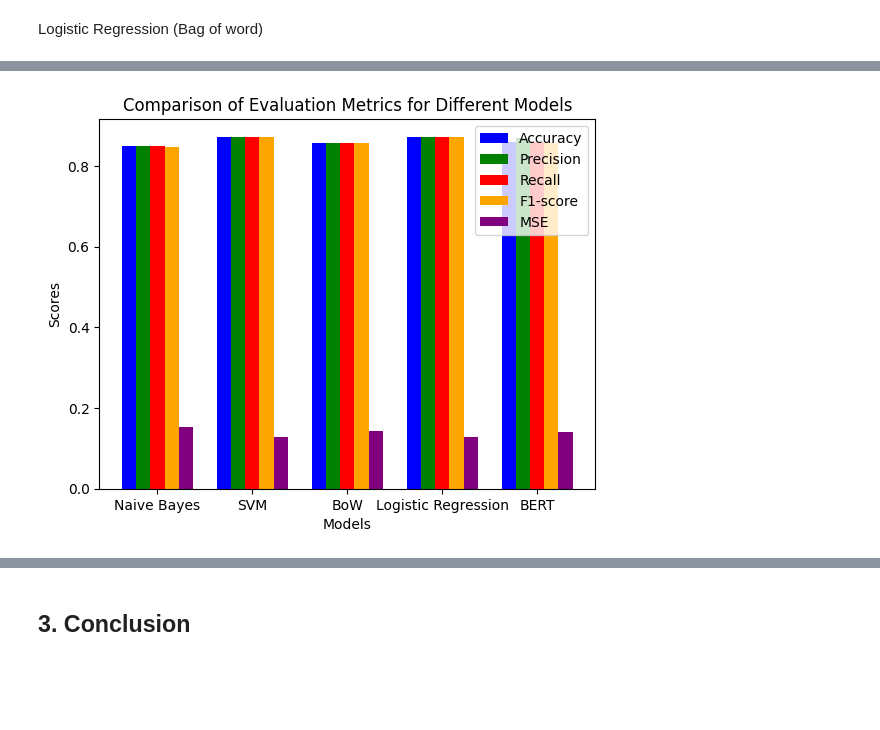
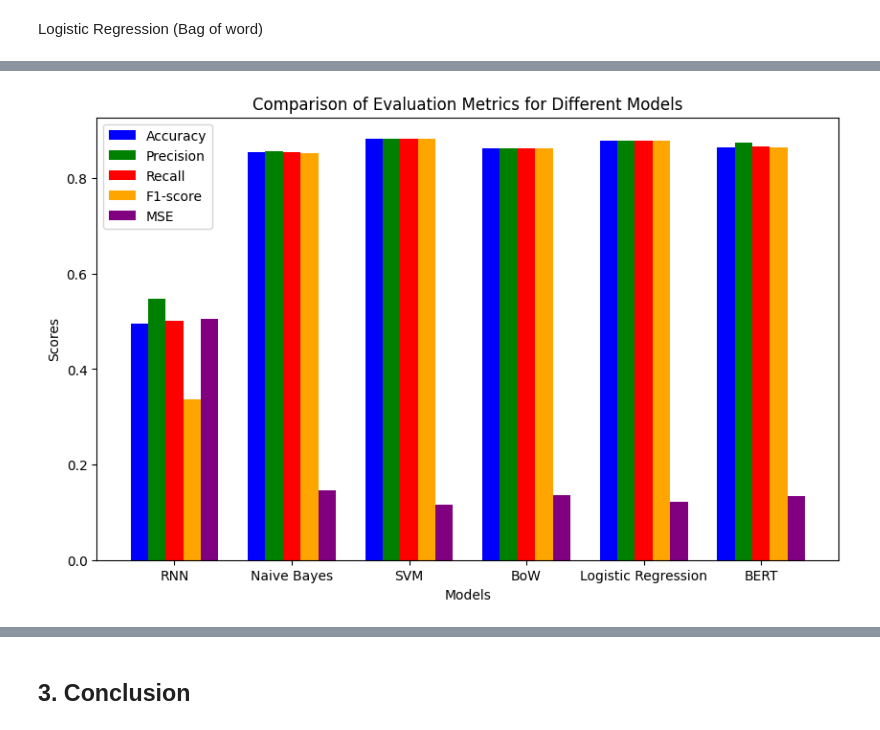
Before and after one commit to Jieoi/Text_Classification, a Jupyter notebook: NLP_midterm.ipynb, the cells around one changed output, grey strips where cells are left out. Drawn from its saved outputs; the diff is of its cells as text; code cells hidden in the pictures; blank space fills up the shorter version.

Commit message:
added visualisation

```diff
--- a/NLP_midterm.ipynb
+++ b/NLP_midterm.ipynb
@@ -1081,7 +1148,7 @@ y_val_numeric = np.array([sentiment_mapping[sent] for sent in y_val])
 model = Sequential()
 model.add(Embedding(len(tokenizer.word_index) + 1, 32, input_length=400))
 model.add(Dropout(0.25)) # add drop out
-model.add(LSTM(units=16))
+model.add(LSTM(units=16, dropout=0.2, recurrent_dropout=0.2))
 model.add(Dropout(0.25)) # add drop out
 model.add(Dense(units=256, activation='relu'))
 model.add(Dropout(0.25)) # add drop out
@@ -1373,41 +1444,44 @@ Mean Squared Error: 0.128125
 # %%
 # Create a list of model names
-models = ['Naive Bayes', 'SVM', 'BoW', 'Logistic Regression', 'BERT']
+models = ['RNN','Naive Bayes', 'SVM', 'BoW', 'Logistic Regression', 'BERT']
 
 # Create a list of evaluation metrics
-accuracy_scores = [accuracy_NB, accuracy_SVM, accuracy_BoW, accuracy_LR, accuracy_BERT]
-precision_scores = [precision_NB, precision_SVM, precision_BoW, precision_LR, precision_BERT]
-recall_scores = [recall_NB, recall_SVM, recall_BoW, recall_LR, recall_BERT]
-f1_scores = [f1_NB, f1_SVM, f1_BoW, f1_LR, f1_BERT]
-mse_scores = [mse_NB, mse_SVM, mse_BoW, mse_LR, mse_BERT]
+accuracy_scores = [accuracy_RNN, accuracy_NB, accuracy_SVM, accuracy_BoW, accuracy_LR, accuracy_BERT]
+precision_scores = [precision_RNN, precision_NB, precision_SVM, precision_BoW, precision_LR, precision_BERT]
+recall_scores = [recall_RNN, recall_NB, recall_SVM, recall_BoW, recall_LR, recall_BERT]
+f1_scores = [f1_RNN, f1_NB, f1_SVM, f1_BoW, f1_LR, f1_BERT]
+mse_scores = [mse_RNN, mse_NB, mse_SVM, mse_BoW, mse_LR, mse_BERT]
+
+plt.figure(figsize=(10, 6))
 
 # Set the width of each bar
 bar_width = 0.15
 
 # Set the position of each bar on the x-axis
 r1 = np.arange(len(models))
 r2 = [x + bar_width for x in r1]
 r3 = [x + bar_width for x in r2]
 r4 = [x + bar_width for x in r3]
 r5 = [x + bar_width for x in r4]
+r6 = [x + bar_width for x in r5]
 
 # Plot the grouped bar plot
 plt.bar(r1, accuracy_scores, color='b', width=bar_width, label='Accuracy')
 plt.bar(r2, precision_scores, color='g', width=bar_width, label='Precision')
 plt.bar(r3, recall_scores, color='r', width=bar_width, label='Recall')
 plt.bar(r4, f1_scores, color='orange', width=bar_width, label='F1-score')
 plt.bar(r5, mse_scores, color='purple', width=bar_width, label='MSE')
 
 # Add x-axis ticks and labels
 plt.xlabel('Models')
 plt.ylabel('Scores')
 plt.xticks([r + bar_width * 2 for r in range(len(models))], models)
 plt.title('Comparison of Evaluation Metrics for Different Models')
 
 # Add a legend
 plt.legend()
 
 # Display the plot
 plt.show()
 # %% [output]
-[figure, old version]
+[figure, new version]
```
Also changed, not shown: parts of 68 cells of this notebook, 3 other files.
